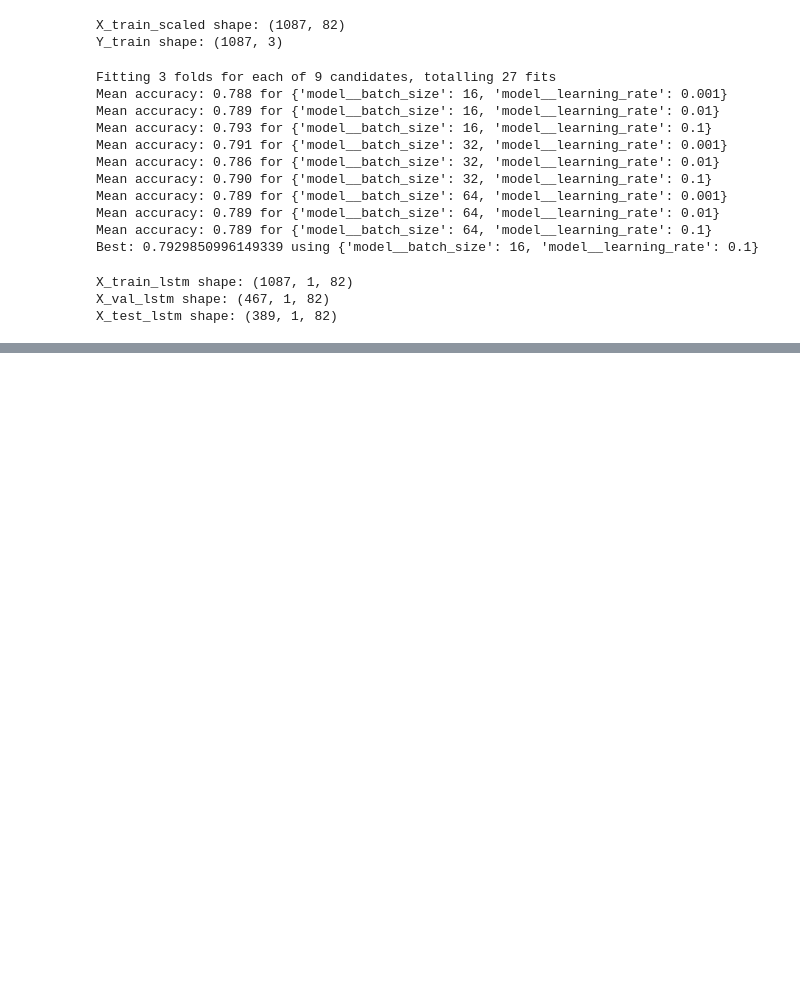
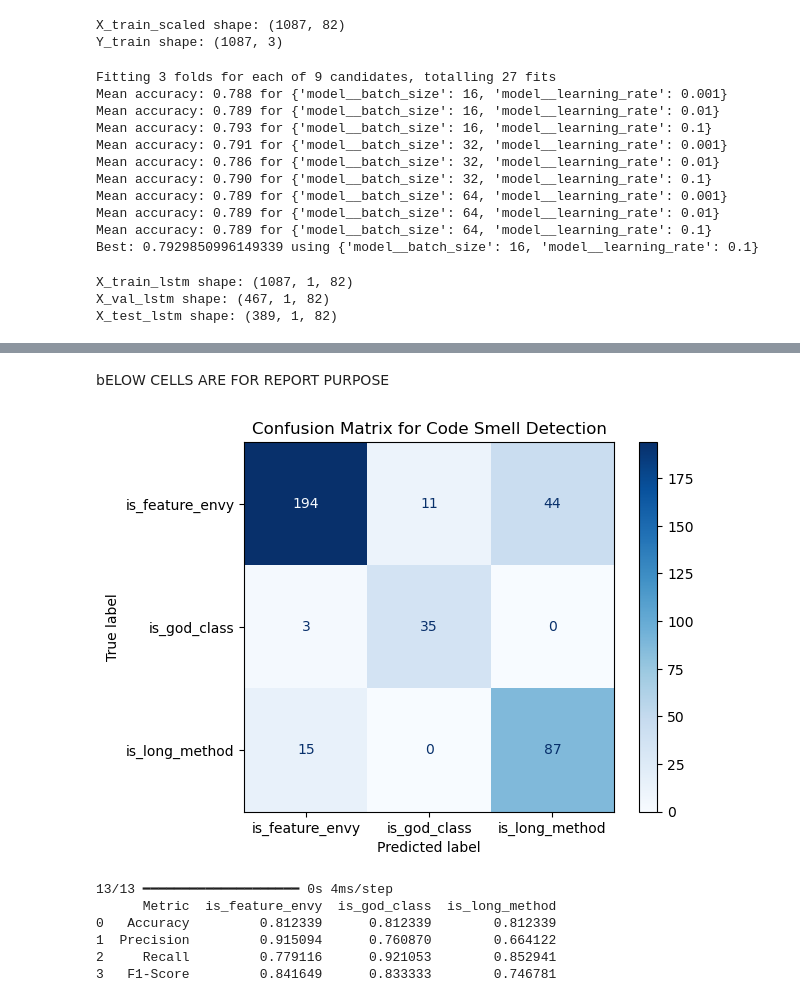
Before and after one commit to A-N1khil/smelly-coder, a Jupyter notebook: first_round.ipynb, the cells around one changed output, grey strips where cells are left out. Cells and saved outputs as stored; diff of their text form; code cells hidden in the pictures; blank space fills up the shorter version.

Commit message:
lstm - 84% ACCURACY

```diff
--- a/first_round.ipynb
+++ b/first_round.ipynb
@@ -395,0 +400,8 @@ plt.show()
+# %%
+import numpy as np
+from sklearn.metrics import confusion_matrix, ConfusionMatrixDisplay
+
+# Assuming your test dataset inputs are X_test_lstm and labels are Y_test
+predictions = model.predict(X_test_lstm)  # Predict probabilities
+predicted_classes = np.argmax(predictions, axis=1)  # Get class indices
+true_classes = np.argmax(Y_test.values, axis=1)  # True labels
@@ -395,0 +410,16 @@ plt.show()
+# %% [markdown]
+bELOW CELLS ARE FOR REPORT PURPOSE
+# %%
+cm = confusion_matrix(true_classes, predicted_classes)
+# %%
+import matplotlib.pyplot as plt
+
+# Create a confusion matrix display
+disp = ConfusionMatrixDisplay(confusion_matrix=cm, display_labels=code_smell_labels)
+
+# Plot the confusion matrix
+disp.plot(cmap=plt.cm.Blues)
+plt.title("Confusion Matrix for Code Smell Detection")
+plt.show()
+# %% [output]
+[figure, added]
@@ -395,0 +428,40 @@ plt.show()
+# %%
+# Ensure your X_test is reshaped for LSTM input
+X_test_lstm = X_test_scaled.reshape((X_test_scaled.shape[0], 1, X_test_scaled.shape[1]))
+
+# Now predict with the reshaped input data
+predictions = model.predict(X_test_lstm)  # Predict probabilities
+
+# Convert probabilities to class labels (argmax will get the index of the maximum value)
+predicted_classes = np.argmax(predictions, axis=1)  # Predicted class labels
+
+# If Y_test is one-hot encoded, convert true labels to class indices using argmax
+true_classes = np.argmax(Y_test.values, axis=1)  # True class labels
+
+# Now calculate accuracy, precision, recall, and F1 score
+from sklearn.metrics import accuracy_score, precision_score, recall_score, f1_score
+
+# Calculate the metrics
+accuracy = accuracy_score(true_classes, predicted_classes)
+precision = precision_score(true_classes, predicted_classes, average=None)  # Precision for each class
+recall = recall_score(true_classes, predicted_classes, average=None)  # Recall for each class
+f1 = f1_score(true_classes, predicted_classes, average=None)  # F1 score for each class
+
+# Create a table to display the metrics
+import pandas as pd
+
+metrics_table = pd.DataFrame({
+    'Metric': ['Accuracy', 'Precision', 'Recall', 'F1-Score'],
+    'is_feature_envy': [accuracy, precision[0], recall[0], f1[0]],
+    'is_god_class': [accuracy, precision[1], recall[1], f1[1]],
+    'is_long_method': [accuracy, precision[2], recall[2], f1[2]],
+})
+
+print(metrics_table)
+# %% [output]
+13/13 ━━━━━━━━━━━━━━━━━━━━ 0s 4ms/step
+      Metric  is_feature_envy  is_god_class  is_long_method
+0   Accuracy         0.812339      0.812339        0.812339
+1  Precision         0.915094      0.760870        0.664122
+2     Recall         0.779116      0.921053        0.852941
+3   F1-Score         0.841649      0.833333        0.746781
```
Also changed, not shown: parts of 8 cells of this notebook.
